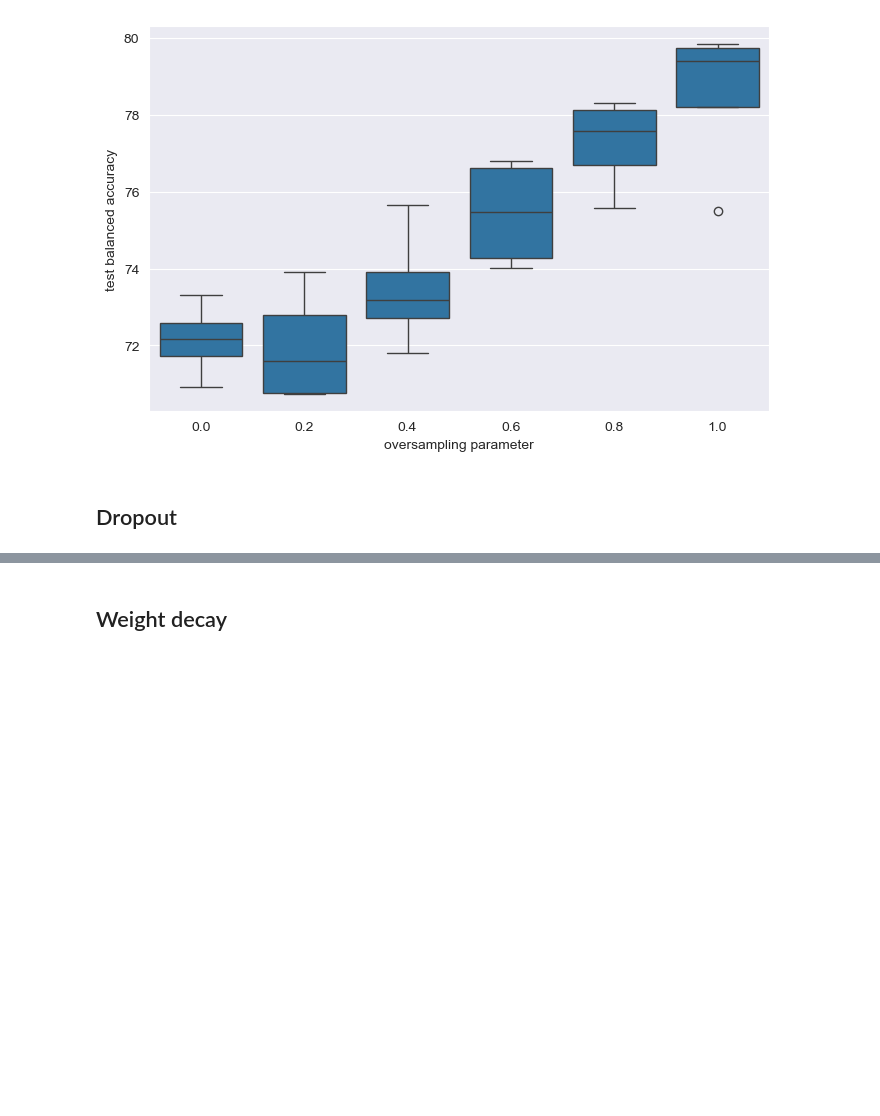
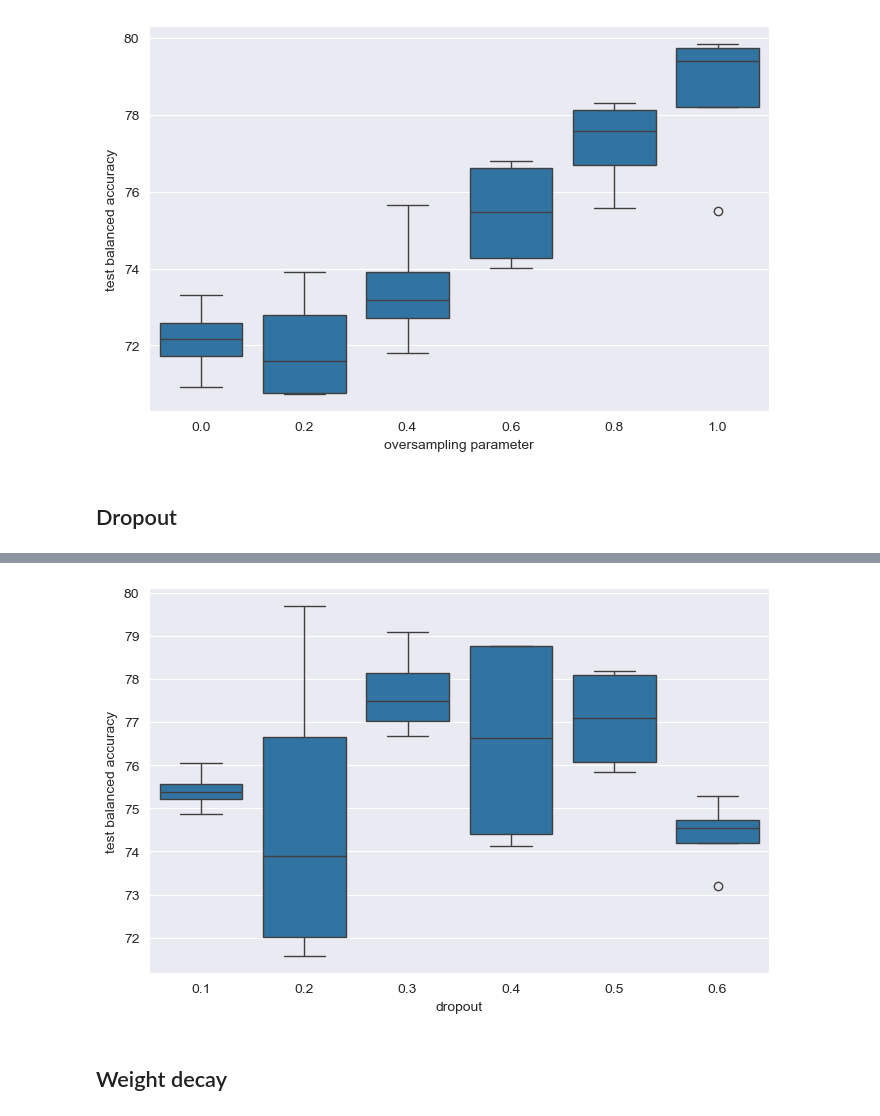
Before and after one commit to kubek22/deep_learning_project_2, a Jupyter notebook: all_classes_cnn_tests.ipynb, the cells around one changed output, grey strips where cells are left out. Drawn from its saved outputs; the diff is of its cells as text; code cells hidden in the pictures; blank space fills up the shorter version.

Commit message:
cnn all classes dropout test

```diff
--- a/all_classes_cnn_tests.ipynb
+++ b/all_classes_cnn_tests.ipynb
@@ -158,3 +176,11 @@ for dropout in dropouts:
+# %%
+dropout_root_dir = "output/history/all_classes/cnn/dropout"
+dropouts = [0.1, 0.2, 0.3, 0.4, 0.5, 0.6]
+x_label = "dropout"
+# plot_results(dropout_root_dir, dropouts, x_label, use_balanced_accuracy=False) # not considered case
+plot_results(dropout_root_dir, dropouts, x_label, use_balanced_accuracy=True)
+# %% [output]
+[figure, added]
 # %% [markdown]
 
 ## Weight decay
```
Also changed, not shown: parts of 2 cells of this notebook, 50 other files.
